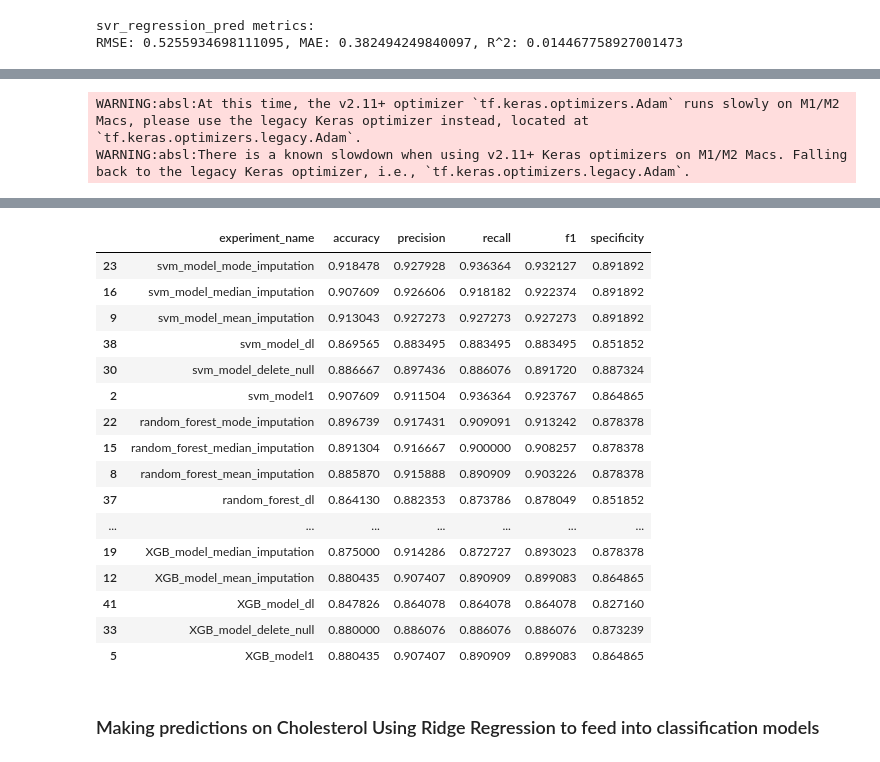
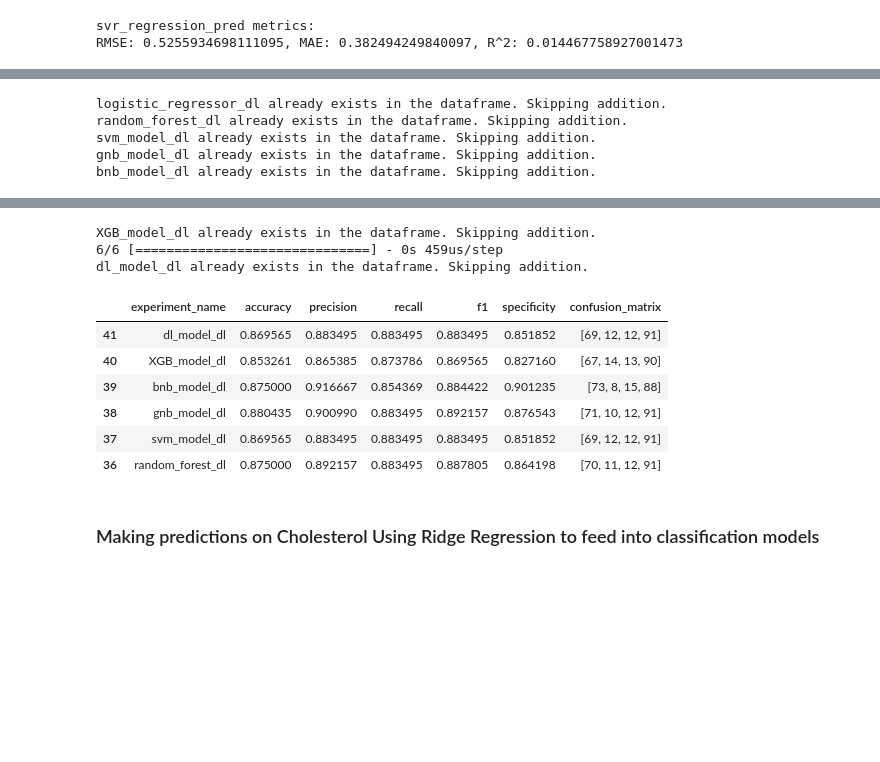
Before and after one commit to nripstein/Heart-Disease-Prediction, a Jupyter notebook: heart failure prediction notebook.ipynb, the cells around one changed output, grey strips where cells are left out. Saved outputs shown, nothing was run; the diff lists cells and outputs as text; code cells hidden in the pictures; blank space fills up the shorter version.

```diff
--- a/heart failure prediction notebook.ipynb
+++ b/heart failure prediction notebook.ipynb
@@ -762,18 +758,21 @@ def make_confusion_matrix(y_true, y_pred, classes=("Negative", "Positive"), figs
     return cm
 # %% [markdown]
 Initialize dataframe to easily keep track of experiments in an organized way
+# %%
+models_df = pd.DataFrame({"experiment_name": [], "predictions": [], "accuracy": [], "precision": [], "recall": [], "f1": [], "specificity": [], "confusion_matrix": []})
+models_df["predictions"] = models_df["predictions"].astype(object)  # this line is needed to enable numpy arrays to enter the "predictions" column
+models_df["confusion_matrix"] = models_df["confusion_matrix"].astype(object)  # this line is needed to enable numpy arrays to enter the "predictions" column
 # %%
-models_df = pd.DataFrame({"experiment_name": [], "predictions": [], "accuracy": [], "precision": [], "recall": [], "f1": [], "specificity": []})
-models_df["predictions"] = models_df["predictions"].astype(object)  # this line is needed to enable numpy arrays to enter the "predictions" column
-def add_experiment(models: pd.DataFrame, experiment_name: str, predictions: np.ndarray, testing_y: np.ndarray = y_test) -> pd.DataFrame:
+def add_experiment(models, experiment_name, predictions, testing_y=y_test, cm=None) -> pd.DataFrame:
     """
     Add a new experiment to the models_df DataFrame.
 
     Args:
-        models: DataFrame to store the models' results.
-        experiment_name: Name of the experiment.
-        predictions: The model's predicted labels as a numpy array.
-        testing_y: y_test for the model being evaluated
+        models (pd.Dataframe): DataFrame to store the models' results.
+        experiment_name (str): Name of the experiment.
+        predictions (np.ndarray): The model's predicted labels as a numpy array.
+        testing_y (np.ndarray): y_test for the model being evaluated
+        cm (np.ndarray): flattened confusion matrix for the model
 
     Returns:
         Updated models DataFrame with the new experiment.
@@ -783,14 +782,14 @@ def add_experiment(models: pd.DataFrame, experiment_name: str, predictions: np.n
         print(f"{experiment_name} already exists in the dataframe. Skipping addition.")
         return models
 
-    # Convert the predictions array to a string representation
-    # predictions_str = np.array2string(predictions, separator=",")[0:-1]
-    # predictions_str = predictions
     # Create a new row dictionary with experiment name, predictions, and other results
     new_row = {"experiment_name": experiment_name, "predictions": predictions}
     results = calculate_results(y_true=testing_y, y_pred=predictions)
     new_row.update(results)
 
+    if cm is not None:
+        new_row.update({"confusion_matrix": cm})
+
     # Add the new row to the DataFrame
     models.loc[len(models)] = new_row
     return models
@@ -1044,7 +1045,7 @@ Name: Cholesterol, dtype: float64
 # %% [markdown]
 create function to run all of the above experiments on new data
 # %%
-def run_models(df, continuous_feature_names, categorical_feature_names, models_df_, add_experiment, descriptor="New", preprocessed=False, dl_model=None):
+def run_models(df, continuous_feature_names, categorical_feature_names, models_df_, add_experiment, descriptor="New", preprocessed=False, dl_model=None, save_cm=True):
     """
     Run and evaluate machine learning models on the provided dataset.
 
@@ -1057,6 +1058,7 @@ def run_models(df, continuous_feature_names, categorical_feature_names, models_d
         descriptor (int or str, optional): Descriptor to differentiate the models. Defaults to "New".
         preprocessed (bool): Whether the data has been preprocessed. If False, does preprocessing. Defaults to False
         dl_model (tf.keras.Model): deeplearning model to use
+        save_cm (bool): Whether to save confusion matrices for the models
 
     Returns:
         pd.DataFrame: Updated models DataFrame with the results of the experiments.
@@ -1097,7 +1099,11 @@ def run_models(df, continuous_feature_names, categorical_feature_names, models_d
     for model_name, model in models.items():
         model.fit(x_train, y_train)
         predictions = model.predict(x_test)
-        models_df_ = add_experiment(models_df_, model_name, predictions, y_test_)  # this is where the error is
+        if save_cm:
+            cm = confusion_matrix(y_true=y_test_, y_pred=predictions).flatten()
+            models_df_ = add_experiment(models_df_, model_name, predictions, y_test_, cm=cm)
+        models_df_ = add_experiment(models_df_, model_name, predictions, y_test_)
+
 
 
     # Training and evaluating the deep learning model
@@ -1116,6 +1122,9 @@ def run_models(df, continuous_feature_names, categorical_feature_names, models_d
 
     dl_model.fit(x_train, y_train, epochs=5, validation_data=(x_test, y_test_), verbose=False)
     dl_model_preds = np.round(dl_model.predict(x_test)).flatten()
+    if save_cm:
+        cm = confusion_matrix(y_true=y_test_, y_pred=dl_model_preds).flatten()
+        models_df_ = add_experiment(models_df_, f"dl_model_{descriptor}", dl_model_preds, y_test_, cm=cm)
     models_df_ = add_experiment(models_df_, f"dl_model_{descriptor}", dl_model_preds, y_test_)
 
     return models_df_
@@ -1396,3 +1435,4 @@ def optimize_dl_model(df, continuous_feature_names, categorical_feature_names, m
 # models_df = optimize_dl_model(median_imputation_df, continuous_feature_names, categorical_feature_names, models_df, descriptor="median")
 # %%
-models_df = optimize_dl_model(mean_imputation_df, continuous_feature_names, categorical_feature_names, models_df, descriptor="mean")
+# comment so notebook runs faster
+# models_df = optimize_dl_model(mean_imputation_df, continuous_feature_names, categorical_feature_names, models_df, descriptor="mean")
@@ -1614,8 +1642,11 @@ display(regressed_df2)
 918 rows × 22 columns
 # %%
 models_df = run_models(regressed_df2.copy(deep=True), continuous_feature_names, categorical_feature_names, models_df, add_experiment, descriptor="dl", preprocessed=True)
-display(models_df.drop("predictions", axis=1).sort_values(by="experiment_name", ascending=False))
+display(models_df.drop("predictions", axis=1).sort_index(ascending=False).head(6))
 # DL regression sucks
 # %% [output]
-WARNING:absl:At this time, the v2.11+ optimizer `tf.keras.optimizers.Adam` runs slowly on M1/M2 Macs, please use the legacy Keras optimizer instead, located at `tf.keras.optimizers.legacy.Adam`.
-WARNING:absl:There is a known slowdown when using v2.11+ Keras optimizers on M1/M2 Macs. Falling back to the legacy Keras optimizer, i.e., `tf.keras.optimizers.legacy.Adam`.
+logistic_regressor_dl already exists in the dataframe. Skipping addition.
+random_forest_dl already exists in the dataframe. Skipping addition.
+svm_model_dl already exists in the dataframe. Skipping addition.
+gnb_model_dl already exists in the dataframe. Skipping addition.
+bnb_model_dl already exists in the dataframe. Skipping addition.
@@ -1623,20 +1655,13 @@ WARNING:absl:There is a known slowdown when using v2.11+ Keras optimizers on M1/
+XGB_model_dl already exists in the dataframe. Skipping addition.
+6/6 [==============================] - 0s 459us/step
+dl_model_dl already exists in the dataframe. Skipping addition.
-|  | experiment_name | accuracy | precision | recall | f1 | specificity |
-| 23 | svm_model_mode_imputation | 0.918478 | 0.927928 | 0.936364 | 0.932127 | 0.891892 |
-| 16 | svm_model_median_imputation | 0.907609 | 0.926606 | 0.918182 | 0.922374 | 0.891892 |
-| 9 | svm_model_mean_imputation | 0.913043 | 0.927273 | 0.927273 | 0.927273 | 0.891892 |
-| 38 | svm_model_dl | 0.869565 | 0.883495 | 0.883495 | 0.883495 | 0.851852 |
-| 30 | svm_model_delete_null | 0.886667 | 0.897436 | 0.886076 | 0.891720 | 0.887324 |
-| 2 | svm_model1 | 0.907609 | 0.911504 | 0.936364 | 0.923767 | 0.864865 |
-| 22 | random_forest_mode_imputation | 0.896739 | 0.917431 | 0.909091 | 0.913242 | 0.878378 |
-| 15 | random_forest_median_imputation | 0.891304 | 0.916667 | 0.900000 | 0.908257 | 0.878378 |
-| 8 | random_forest_mean_imputation | 0.885870 | 0.915888 | 0.890909 | 0.903226 | 0.878378 |
-| 37 | random_forest_dl | 0.864130 | 0.882353 | 0.873786 | 0.878049 | 0.851852 |
-| ... | ... | ... | ... | ... | ... | ... |
-| 19 | XGB_model_median_imputation | 0.875000 | 0.914286 | 0.872727 | 0.893023 | 0.878378 |
-| 12 | XGB_model_mean_imputation | 0.880435 | 0.907407 | 0.890909 | 0.899083 | 0.864865 |
-| 41 | XGB_model_dl | 0.847826 | 0.864078 | 0.864078 | 0.864078 | 0.827160 |
-| 33 | XGB_model_delete_null | 0.880000 | 0.886076 | 0.886076 | 0.886076 | 0.873239 |
-| 5 | XGB_model1 | 0.880435 | 0.907407 | 0.890909 | 0.899083 | 0.864865 |
+|  | experiment_name | accuracy | precision | recall | f1 | specificity | confusion_matrix |
+| 41 | dl_model_dl | 0.869565 | 0.883495 | 0.883495 | 0.883495 | 0.851852 | [69, 12, 12, 91] |
+| 40 | XGB_model_dl | 0.853261 | 0.865385 | 0.873786 | 0.869565 | 0.827160 | [67, 14, 13, 90] |
+| 39 | bnb_model_dl | 0.875000 | 0.916667 | 0.854369 | 0.884422 | 0.901235 | [73, 8, 15, 88] |
+| 38 | gnb_model_dl | 0.880435 | 0.900990 | 0.883495 | 0.892157 | 0.876543 | [71, 10, 12, 91] |
+| 37 | svm_model_dl | 0.869565 | 0.883495 | 0.883495 | 0.883495 | 0.851852 | [69, 12, 12, 91] |
+| 36 | random_forest_dl | 0.875000 | 0.892157 | 0.883495 | 0.887805 | 0.864198 | [70, 11, 12, 91] |
 # %% [markdown]
 ### Making predictions on Cholesterol Using Ridge Regression to feed into classification models
 # %%
```
Also changed, not shown: parts of 66 cells of this notebook.
